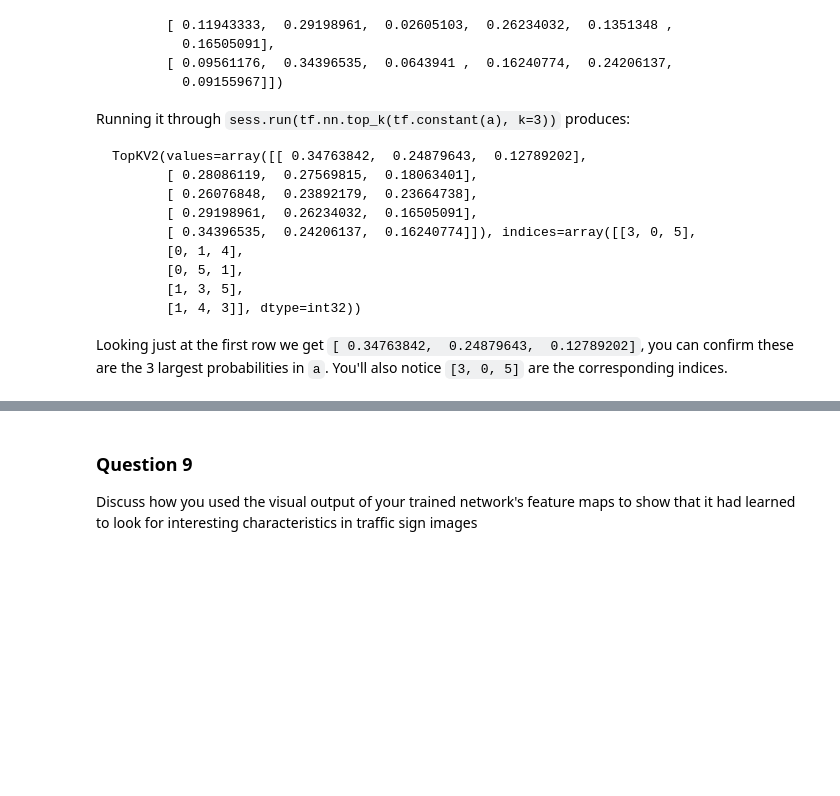
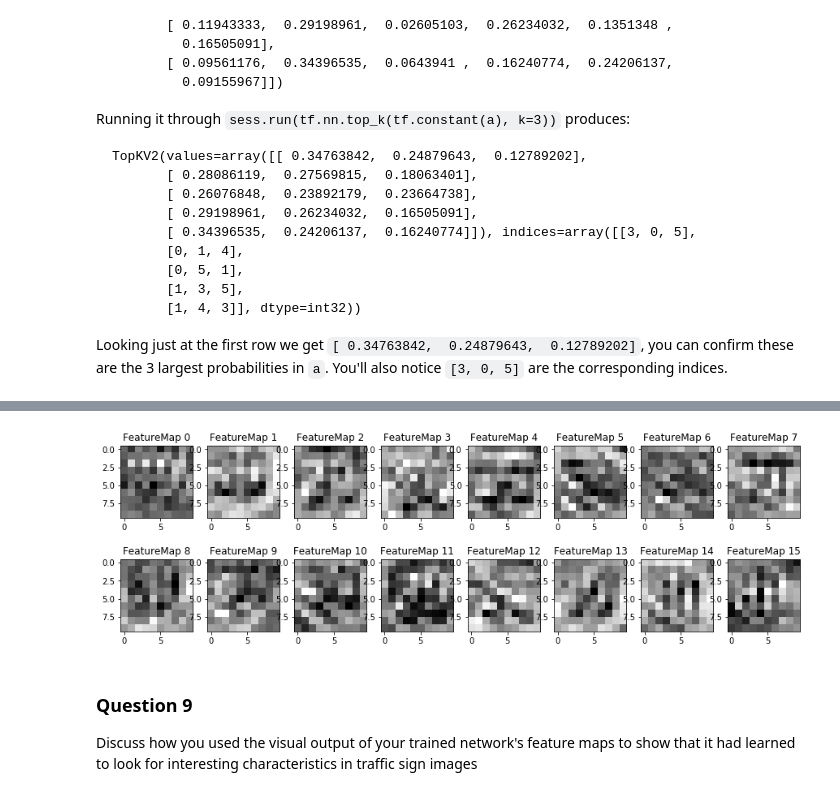
Before and after one commit to uboot/CarND-Traffic-Sign-Classifier-Project, a Jupyter notebook: Traffic_Sign_Classifier.ipynb, the cells around one changed output, grey strips where cells are left out. Saved outputs shown, nothing was run; the diff lists cells and outputs as text; code cells hidden in the pictures; blank space fills up the shorter version.

```diff
--- a/Traffic_Sign_Classifier.ipynb
+++ b/Traffic_Sign_Classifier.ipynb
@@ -434,3 +480,8 @@ def outputFeatureMap(image_input, tf_activation, activation_min=-1, activation_m
+# %%
+with sess.as_default():
+    outputFeatureMap(input_image, layers[1])
+# %% [output]
+[figure, added]
 # %% [markdown]
 ### Question 9
 
```
Also changed, not shown: parts of 11 cells of this notebook, 29 other files.
